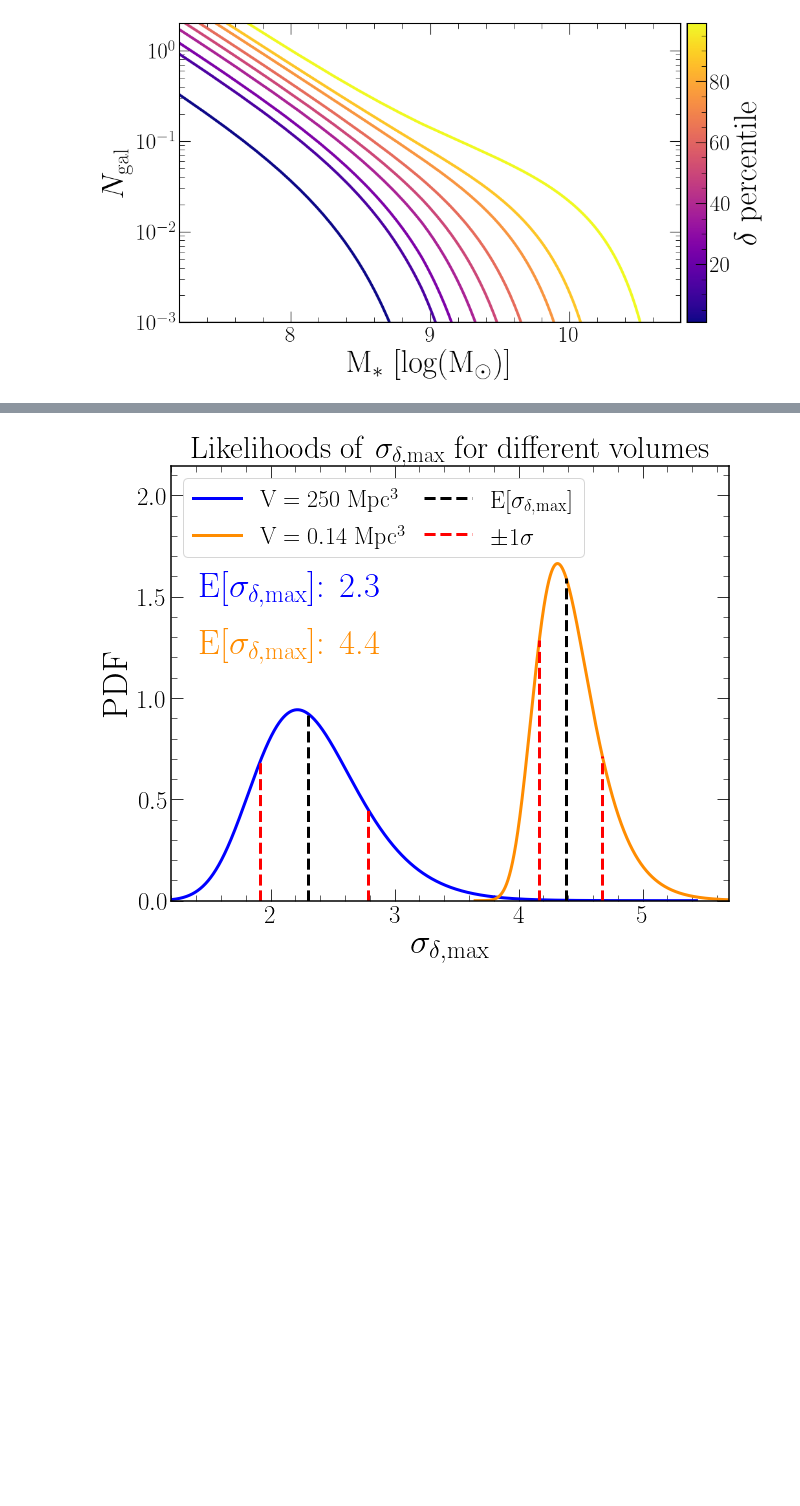
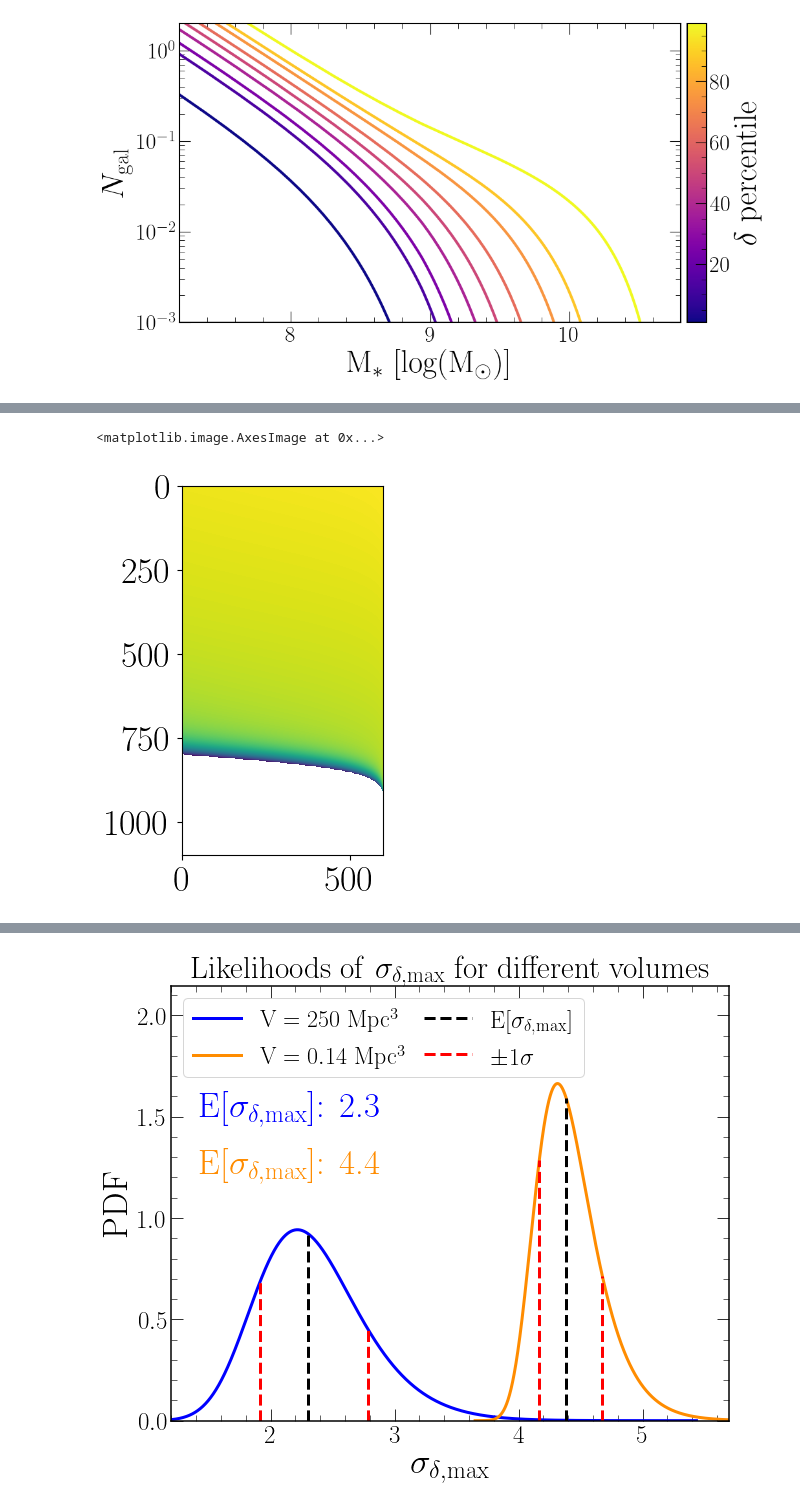
Before and after one commit to astrockragh/evstats_clustering, a Jupyter notebook: example/paper_figures_revised.ipynb, the cells around one changed output, grey strips where cells are left out. Saved outputs shown, nothing was run; the diff lists cells and outputs as text; code cells hidden in the pictures; blank space fills up the shorter version.

```diff
--- a/example/paper_figures_revised.ipynb
+++ b/example/paper_figures_revised.ipynb
@@ -282,11 +497,10 @@ Here we calculate the maximum discrepancy
 # %%
 df = df0
 z_AC = z_AC0
-r = 0.15
 sig_mh_ms = 0.0
-sbf_evs = 0.5
+sbf_evs = None
 with h5py.File(f'../evstats/data/highz_small_OD_fast_0.h5','r') as hf:
-    log10m = hf['log10m'][:]+np.log10(r/0.1)
+    log10m = hf['log10m'][:]
     z = hf['z'][:]
     evs_OD = hf['evs_OD'][:]
     phi_max_conv = hf['phi_max_conv'][:]
@@ -320,21 +534,20 @@ with h5py.File(os.path.expanduser('data/EXCELS.h5'),'r') as hf:
     zs_EVS = hf['z'][:]
 
 whole_sky = (41252.96 * u.deg**2).to(u.arcmin**2)
-survey_area = 300 * u.arcmin**2
+survey_area = 160 * u.arcmin**2
 fsky = float(survey_area / whole_sky)
 phi_max0 = _apply_fsky(N, f, F, fsky)
 sig_dists = []
 for k in range(len(zs_EVS)):
-
     z0 = zs_EVS[k]
     if sbf_evs==None:
-        sbf = 0.1 + 0.02 * (z0 - 4)
+        sbf = 0.051 + 0.024 * (z0 - 4)
     else:
         sbf = sbf_evs
-    M1 = log10m_EVS+np.log10(baryon_frac)+np.log10(sbf)-d0
+    M1 = log10m_EVS+np.log10(baryon_frac)+np.log10(sbf)-d0_EVS
     cdf =  np.cumsum(phi_max0[k]*M1)/np.sum(phi_max0[k]*M1)
     med_model = M1[np.argmin(abs(cdf-0.5))]
-    sig1_model = (M1[np.argmin(abs(cdf-norm.cdf(1)))]-med_model)
+    sig1_model = (M1[np.argmin(abs(cdf-norm.cdf(2)))]-med_model)/2
     sig1_model = np.sqrt(sig1_model**2+sig_mh_ms**2)
     AC_idx = np.argmin(np.abs(z_AC - z0))
     if z_AC[AC_idx]>z0:
@@ -638,0 +1061,5 @@ fig.savefig('paper/overdensity_sampled_percentile.png', dpi = 200, bbox_inches =
+# %%
+plt.imshow(np.log10(smf[:, 400:]))
+# %% [output]
+<matplotlib.image.AxesImage at 0x...>
+[figure, added]
```
Also changed, not shown: parts of 30 cells of this notebook, 31 other files.
